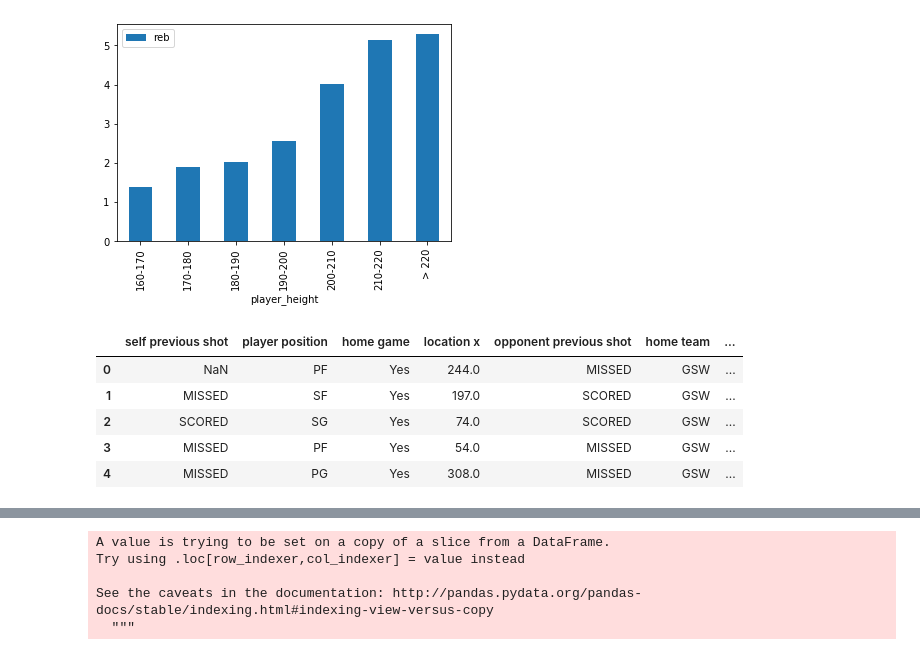
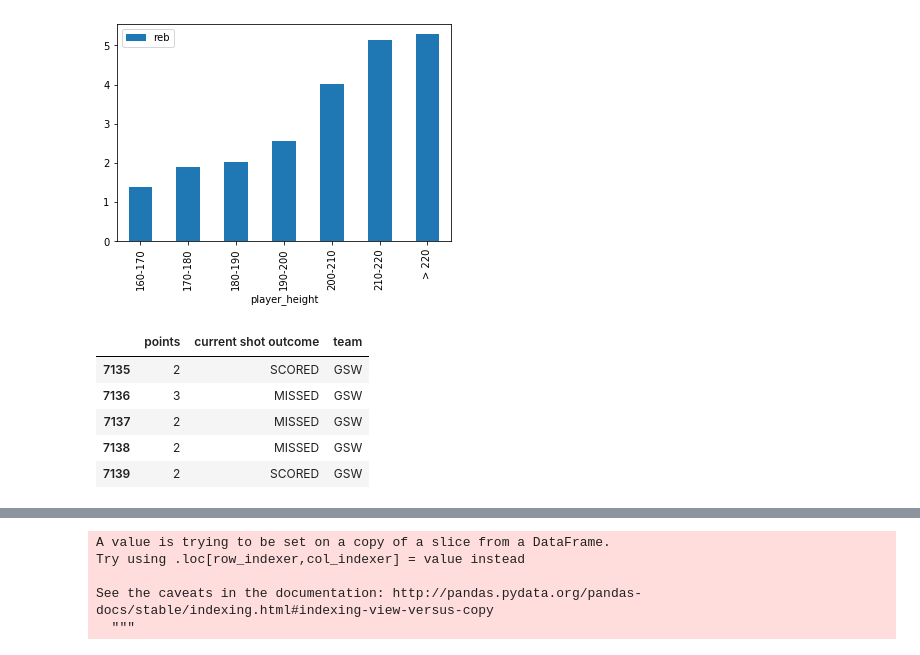
Before and after one commit to justinlu09/GSW-Data-Viz, a Jupyter notebook: DSC106_FinalProj/DSC106 Final Project.ipynb, the cells around one changed output, grey strips where cells are left out. Cells and saved outputs as stored; diff of their text form; code cells hidden in the pictures.

```diff
--- a/DSC106_FinalProj/DSC106 Final Project.ipynb
+++ b/DSC106_FinalProj/DSC106 Final Project.ipynb
@@ -125,9 +127,13 @@ gsw = pd.read_csv('GSW.csv')
-# %%
-gsw.head()
-# %% [output]
-|  | self previous shot | player position | home game | location x | opponent previous shot | home team | ... |
-| 0 | NaN | PF | Yes | 244.0 | MISSED | GSW | ... |
-| 1 | MISSED | SF | Yes | 197.0 | SCORED | GSW | ... |
-| 2 | SCORED | SG | Yes | 74.0 | SCORED | GSW | ... |
-| 3 | MISSED | PF | Yes | 54.0 | MISSED | GSW | ... |
-| 4 | MISSED | PG | Yes | 308.0 | MISSED | GSW | ... |
+# %%
+gsw = pd.read_csv('GSW.csv')
+l = ['GSW'] * gsw.shape[0]
+gsw['team'] = l
+gsw = gsw[['points', 'current shot outcome', 'team']]
+gsw.tail()
+# %% [output]
+|  | points | current shot outcome | team |
+| 7135 | 2 | SCORED | GSW |
+| 7136 | 3 | MISSED | GSW |
+| 7137 | 2 | MISSED | GSW |
+| 7138 | 2 | MISSED | GSW |
+| 7139 | 2 | SCORED | GSW |
```
Also changed, not shown: parts of 13 cells of this notebook, 12 other files.
